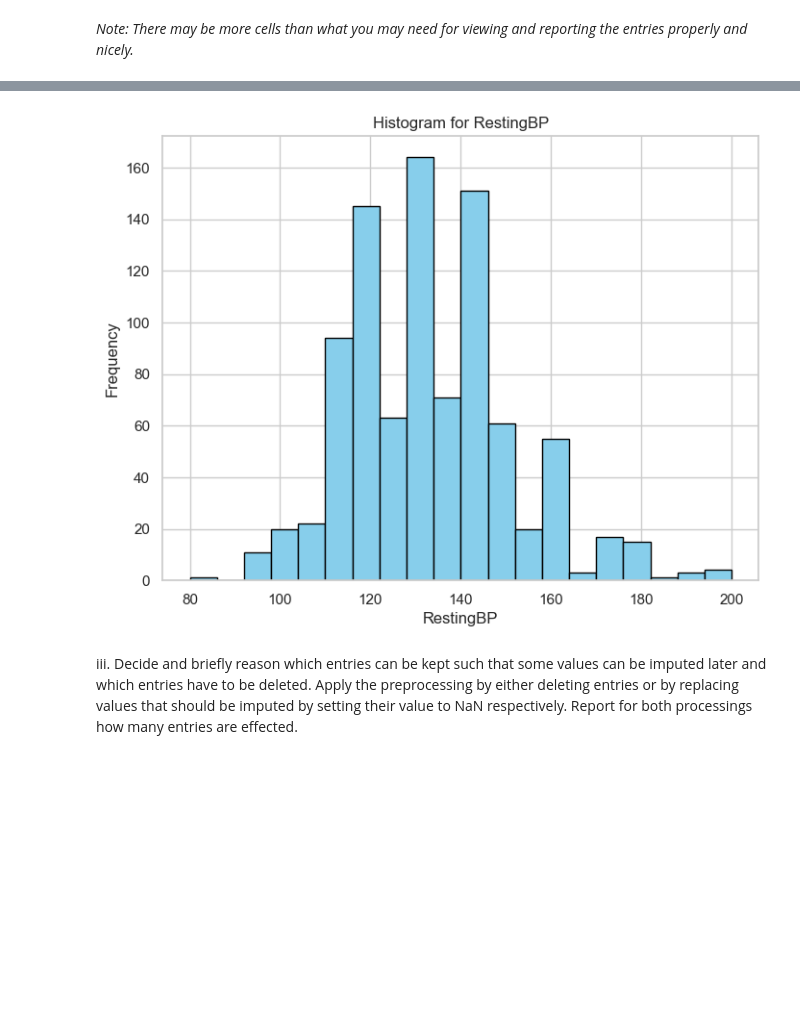
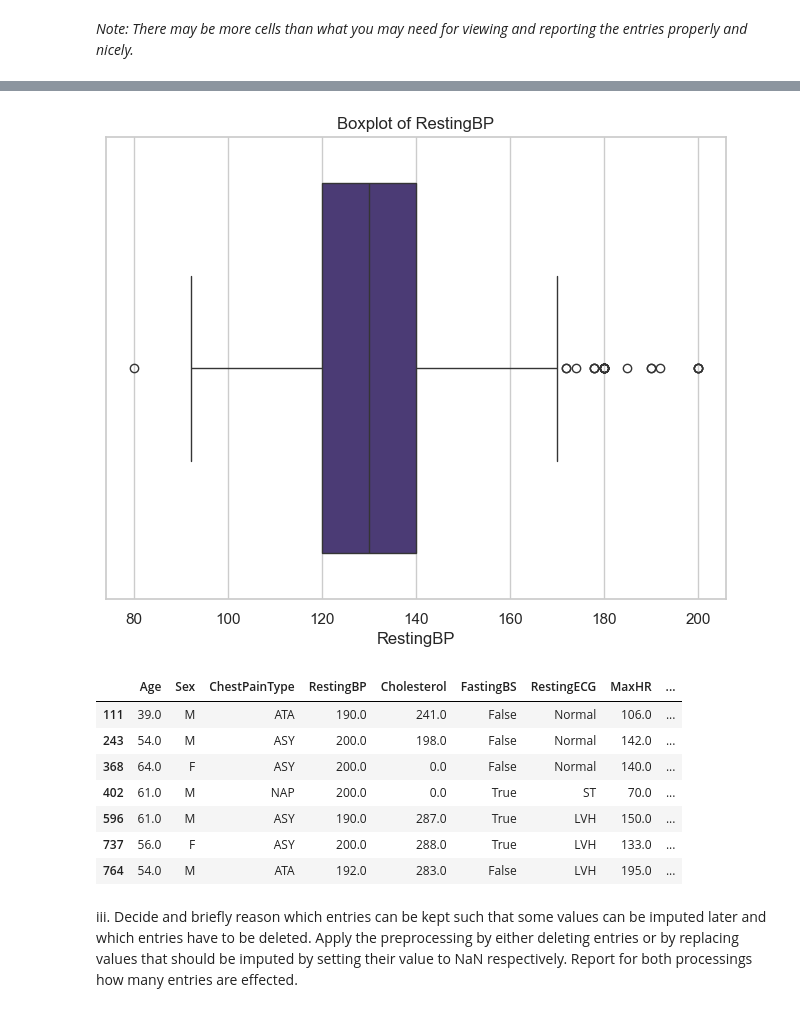
Before and after one commit to sillyduckyluck/IDS_part_2, a Jupyter notebook: Part_2/Q1_Preprocessing_Visualization.ipynb, the cells around one changed output, grey strips where cells are left out. Drawn from its saved outputs; the diff is of its cells as text; code cells hidden in the pictures; blank space fills up the shorter version.

```diff
--- a/Part_2/Q1_Preprocessing_Visualization.ipynb
+++ b/Part_2/Q1_Preprocessing_Visualization.ipynb
@@ -116,7 +109,7 @@ ii. Fix problems, if there are any data type problems. Further, improve categori
 # Not Necessary
 # %%
 # Set categorical columns to categori*c*al type.
-categorical_columns = ['ChestPainType', 'RestingECG', 'ST_Slope']
+categorical_columns = ['ChestPainType', 'RestingECG', 'ST_Slope', 'Sex']
 heart_df[categorical_columns] = heart_df[categorical_columns].astype('category')
 # %%
 # Translate boolean columns to boolean type
@@ -214,15 +223,25 @@ plt.show()
 # %%
 # Potential viewing and reporting of outlier entries
-column_to_view= 'RestingBP'
-column_data_type = heart_df[column_to_view].dtype
+feature= 'RestingBP'
+sns.set(style='whitegrid', palette='viridis')
 plt.figure(figsize=(8, 6))
-plt.hist(heart_df[column_to_view].dropna(), bins=20, color='skyblue', edgecolor='black')
-plt.title(f'Histogram for {column_to_view}')
-plt.xlabel(column_to_view)
-plt.ylabel('Frequency')
+sns.boxplot(x=heart_df[feature])
+plt.xlabel(feature)
+plt.title(f'Boxplot of {feature}')
 plt.show()
+z_scores = np.abs((heart_df[feature] - heart_df[feature].mean()) / heart_df[feature].std())
+outlier_rows = heart_df[z_scores > 3]
+display(outlier_rows)
 # %% [output]
-[figure, old version]
+[figure, new version]
+|  | Age | Sex | ChestPainType | RestingBP | Cholesterol | FastingBS | RestingECG | MaxHR | ... |
+| 111 | 39.0 | M | ATA | 190.0 | 241.0 | False | Normal | 106.0 | ... |
+| 243 | 54.0 | M | ASY | 200.0 | 198.0 | False | Normal | 142.0 | ... |
+| 368 | 64.0 | F | ASY | 200.0 | 0.0 | False | Normal | 140.0 | ... |
+| 402 | 61.0 | M | NAP | 200.0 | 0.0 | True | ST | 70.0 | ... |
+| 596 | 61.0 | M | ASY | 190.0 | 287.0 | True | LVH | 150.0 | ... |
+| 737 | 56.0 | F | ASY | 200.0 | 288.0 | True | LVH | 133.0 | ... |
+| 764 | 54.0 | M | ATA | 192.0 | 283.0 | False | LVH | 195.0 | ... |
 # %% [markdown]
 iii. Decide and briefly reason which entries can be kept such that some values can be imputed later and which entries have to be deleted. Apply the preprocessing by either deleting entries or by replacing values that should be imputed by setting their value to NaN respectively. Report for both processings how many entries are effected.
 # %% [markdown]
```
Also changed, not shown: parts of 20 cells of this notebook, 1 other file.
